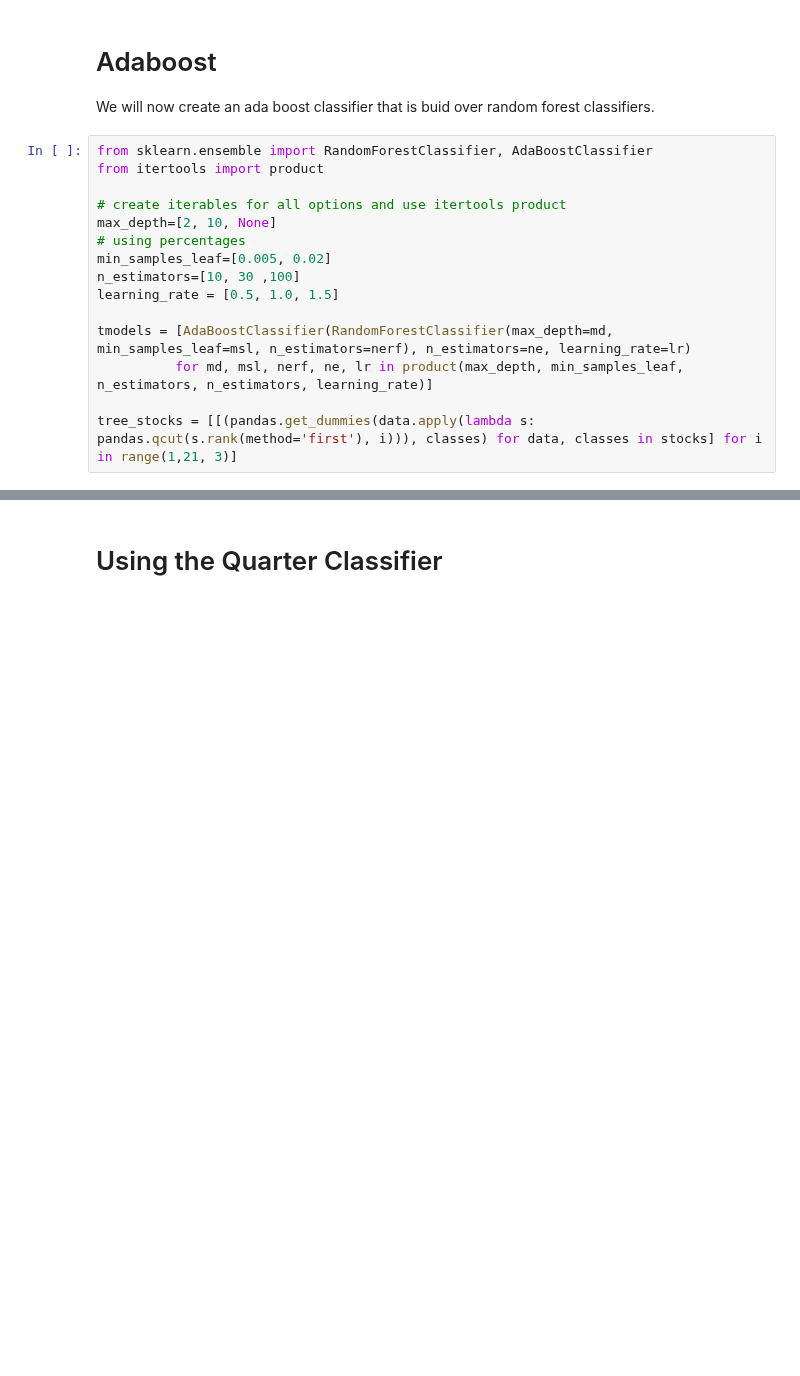
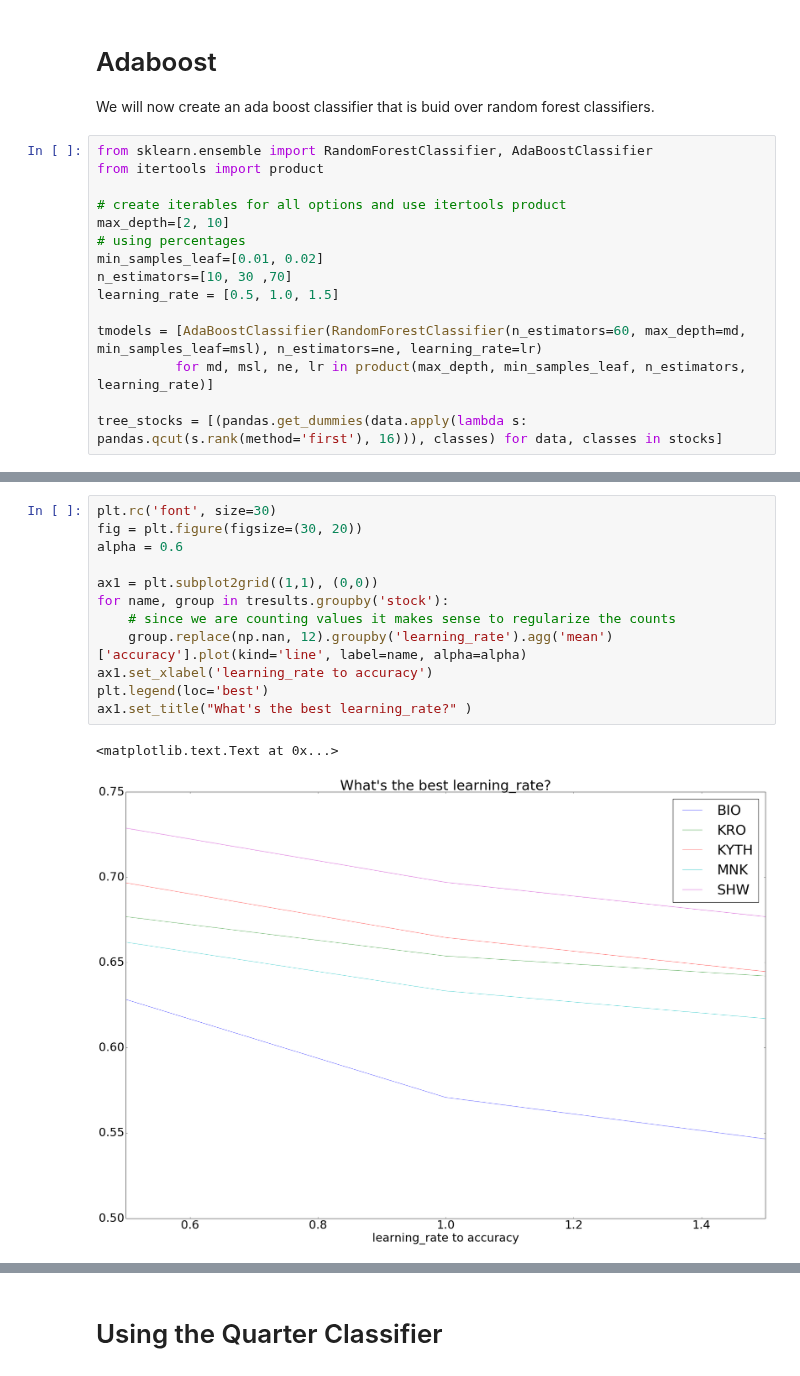
Before and after one commit to eytans/Stockifier, a Jupyter notebook: Ensembles - Adaboost of random forest .ipynb, the cells around one changed output, grey strips where cells are left out. Cells and saved outputs as stored; diff of their text form; blank space fills up the shorter version.

```diff
--- a/Ensembles - Adaboost of random forest .ipynb
+++ b/Ensembles - Adaboost of random forest .ipynb
@@ -103,13 +103,13 @@ from sklearn.ensemble import RandomForestClassifier, AdaBoostClassifier
 from itertools import product
 
 # create iterables for all options and use itertools product
-max_depth=[2, 10, None]
+max_depth=[2, 10]
 # using percentages
-min_samples_leaf=[0.005, 0.02]
-n_estimators=[10, 30 ,100]
+min_samples_leaf=[0.01, 0.02]
+n_estimators=[10, 30 ,70]
 learning_rate = [0.5, 1.0, 1.5]
 
-tmodels = [AdaBoostClassifier(RandomForestClassifier(max_depth=md, min_samples_leaf=msl, n_estimators=nerf), n_estimators=ne, learning_rate=lr)
-          for md, msl, nerf, ne, lr in product(max_depth, min_samples_leaf, n_estimators, n_estimators, learning_rate)]
+tmodels = [AdaBoostClassifier(RandomForestClassifier(n_estimators=60, max_depth=md, min_samples_leaf=msl), n_estimators=ne, learning_rate=lr)
+          for md, msl, ne, lr in product(max_depth, min_samples_leaf, n_estimators, learning_rate)]
 
-tree_stocks = [[(pandas.get_dummies(data.apply(lambda s: pandas.qcut(s.rank(method='first'), i))), classes) for data, classes in stocks] for i in range(1,21, 3)]
+tree_stocks = [(pandas.get_dummies(data.apply(lambda s: pandas.qcut(s.rank(method='first'), 16))), classes) for data, classes in stocks]
@@ -196,3 +204,18 @@ ax1.set_title("What's the best min_samples?" )
+# %%
+plt.rc('font', size=30)
+fig = plt.figure(figsize=(30, 20))
+alpha = 0.6
+
+ax1 = plt.subplot2grid((1,1), (0,0))
+for name, group in tresults.groupby('stock'):
+    # since we are counting values it makes sense to regularize the counts
+    group.replace(np.nan, 12).groupby('learning_rate').agg('mean')['accuracy'].plot(kind='line', label=name, alpha=alpha)
+ax1.set_xlabel('learning_rate to accuracy')
+plt.legend(loc='best')
+ax1.set_title("What's the best learning_rate?" )
+# %% [output]
+<matplotlib.text.Text at 0x...>
+[figure, added]
 # %%
 print(get_best_model(tmodels, taccuracies))
 print(get_best_median_model(tmodels, taccuracies))
```
Also changed, not shown: parts of 14 cells of this notebook, 4 other files.
